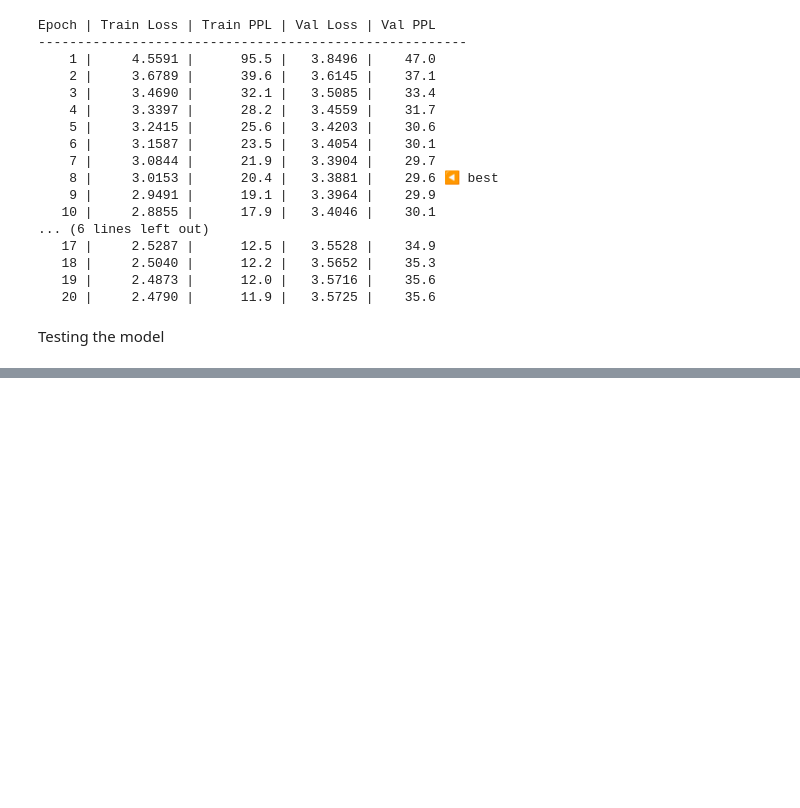
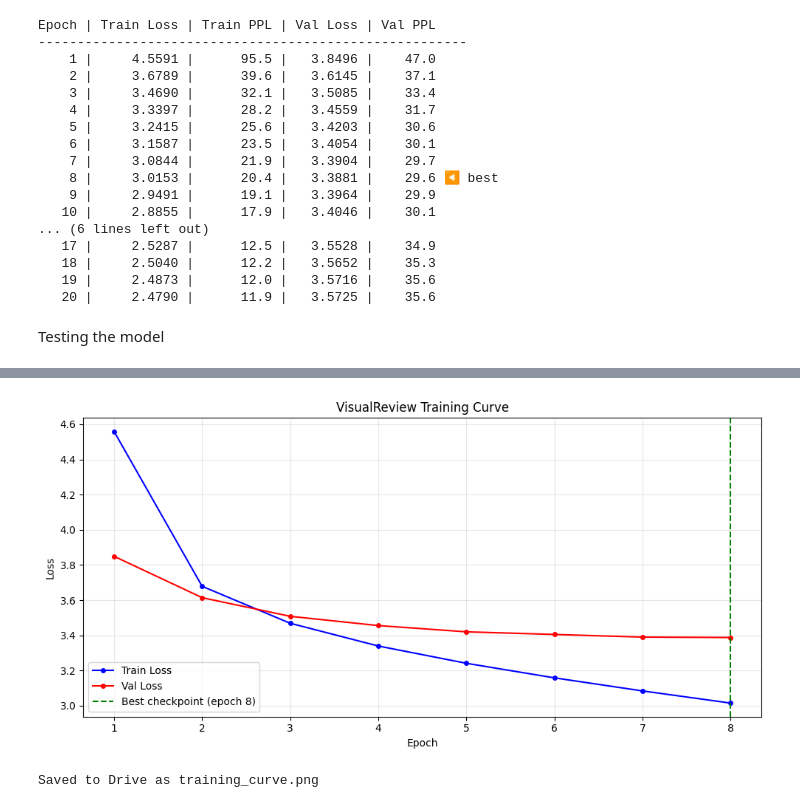
Before and after one commit to atom218/Product-Reviews-text-generation, a Jupyter notebook: Review_text_generation.ipynb, the cells around one changed output, grey strips where cells are left out. Drawn from its saved outputs; the diff is of its cells as text; code cells hidden in the pictures; blank space fills up the shorter version.

```diff
--- a/Review_text_generation.ipynb
+++ b/Review_text_generation.ipynb
@@ -2333,0 +2574,25 @@ Testing the model
+# %%
+import matplotlib.pyplot as plt
+
+# Load loss history from the best checkpoint
+train_losses = checkpoint['train_losses']
+val_losses   = checkpoint['val_losses']
+epochs       = list(range(1, len(train_losses) + 1))
+
+plt.figure(figsize=(10, 5))
+plt.plot(epochs, train_losses, 'b-o', markersize=4, label='Train Loss')
+plt.plot(epochs, val_losses,   'r-o', markersize=4, label='Val Loss')
+plt.axvline(x=checkpoint['epoch'], color='green', linestyle='--',
+            label=f"Best checkpoint (epoch {checkpoint['epoch']})")
+plt.xlabel('Epoch')
+plt.ylabel('Loss')
+plt.title('VisualReview Training Curve')
+plt.legend()
+plt.grid(True, alpha=0.3)
+plt.tight_layout()
+plt.savefig(f'{project_dir}/training_curve.png', dpi=150)
+plt.show()
+print("Saved to Drive as training_curve.png")
+# %% [output]
+[figure, added]
+Saved to Drive as training_curve.png
```
Also changed, not shown: parts of 6 cells of this notebook.
